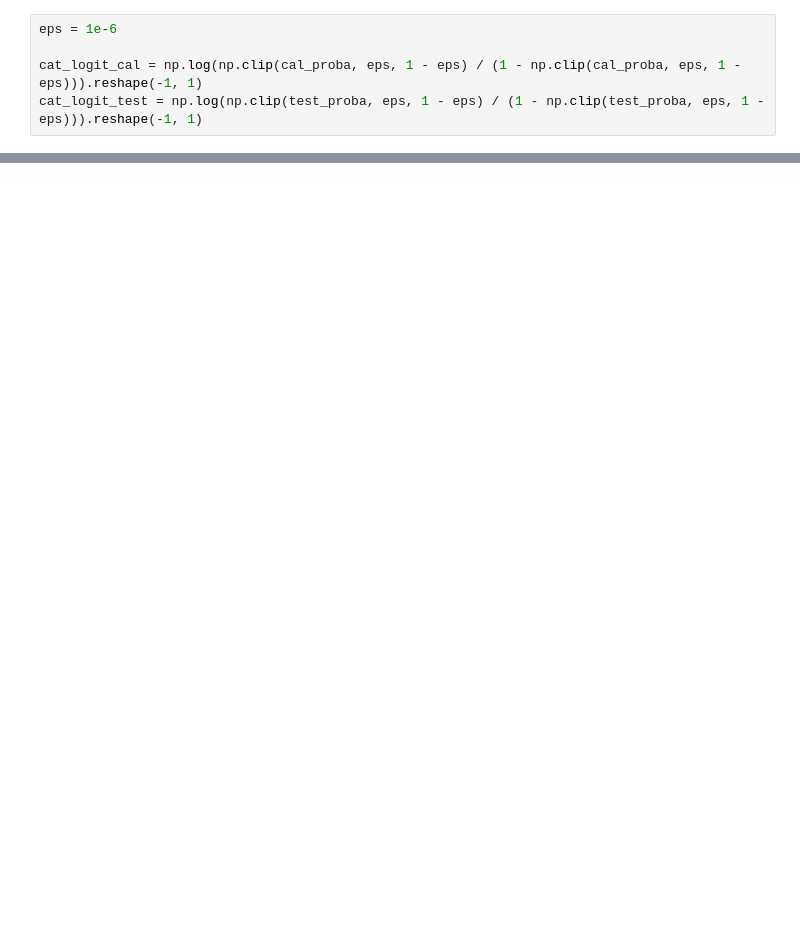
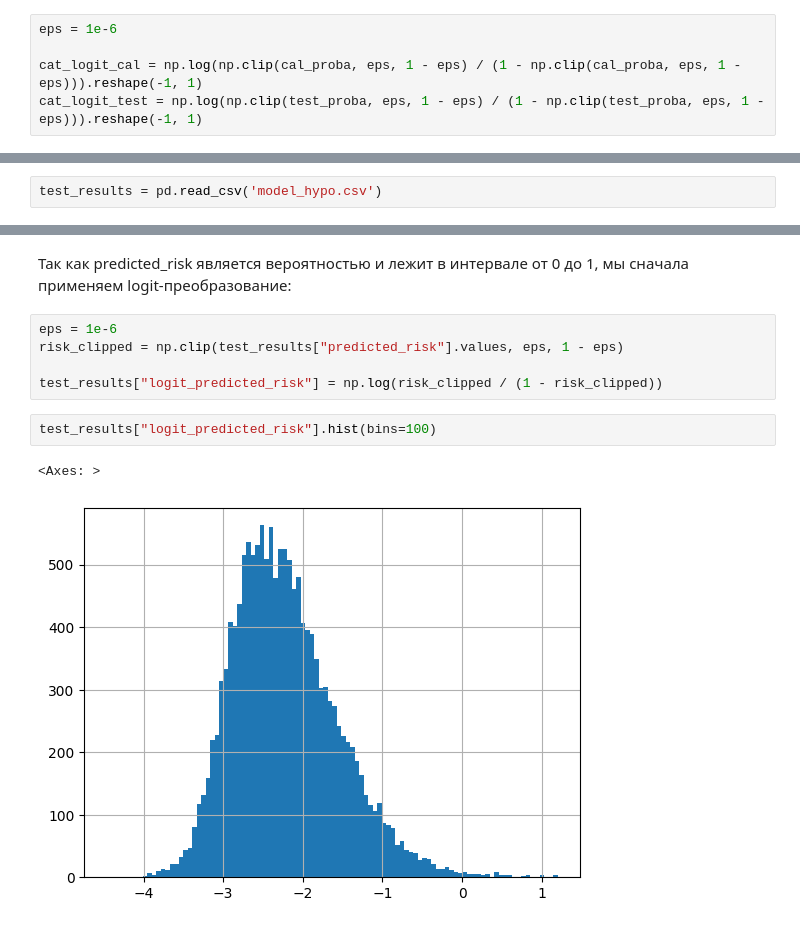
Before and after one commit to TimWHitee/gp_4_AB, a Jupyter notebook: model.ipynb, the cells around one changed output, grey strips where cells are left out. Drawn from its saved outputs; the diff is of its cells as text; blank space fills up the shorter version.

Commit message:
hypo started

```diff
--- a/model.ipynb
+++ b/model.ipynb
@@ -421,0 +281,2 @@ feature_importance.head(10)
+# %%
+test_results = pd.read_csv('model_hypo.csv')
@@ -421,0 +334,12 @@ feature_importance.head(10)
+# %% [markdown]
+Так как predicted_risk является вероятностью и лежит в интервале от 0 до 1, мы сначала применяем logit-преобразование:
+# %%
+eps = 1e-6
+risk_clipped = np.clip(test_results["predicted_risk"].values, eps, 1 - eps)
+
+test_results["logit_predicted_risk"] = np.log(risk_clipped / (1 - risk_clipped))
+# %%
+test_results["logit_predicted_risk"].hist(bins=100)
+# %% [output]
+<Axes: >
+[figure, added]
```
Also changed, not shown: parts of 28 cells of this notebook.
